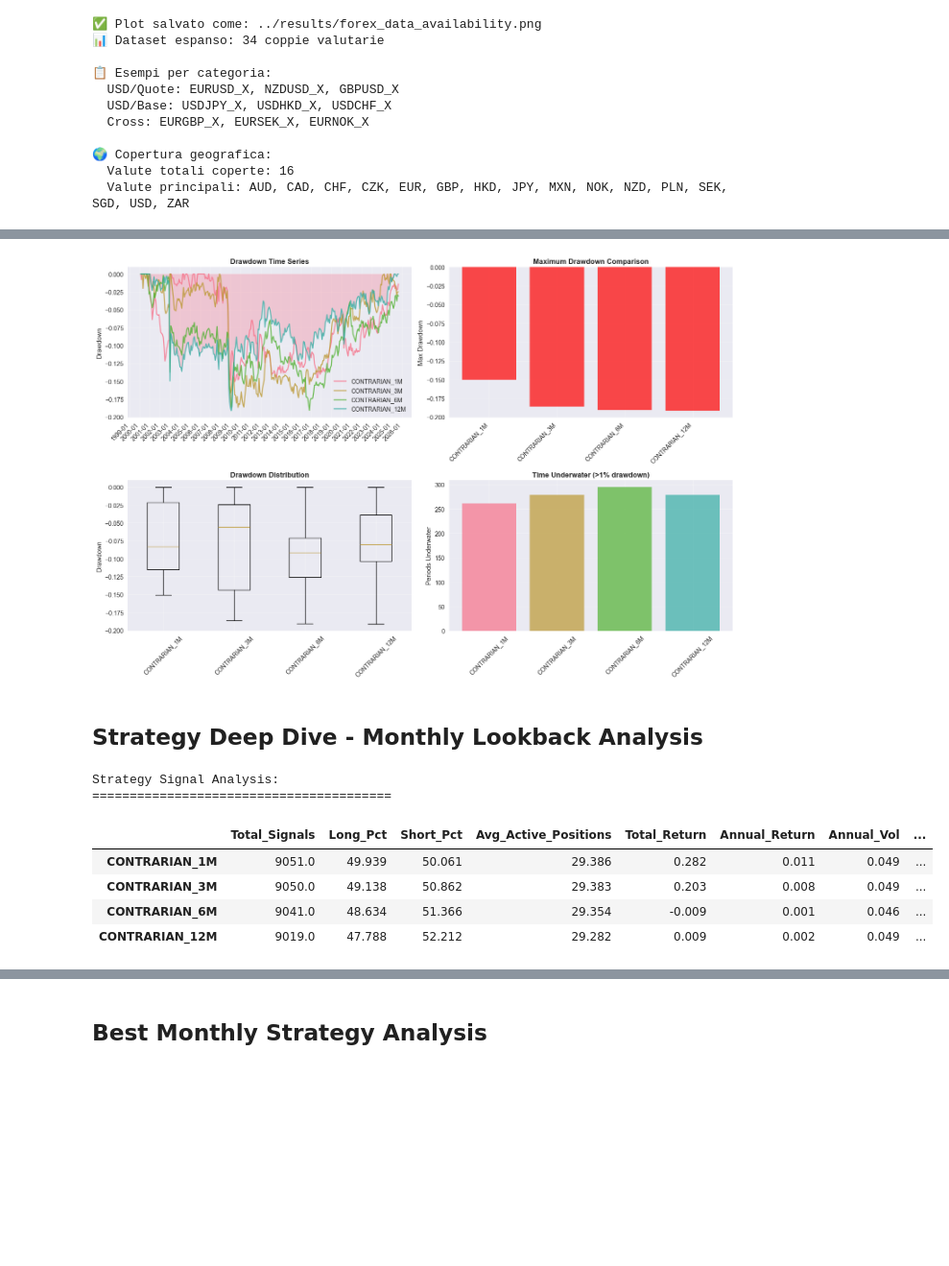
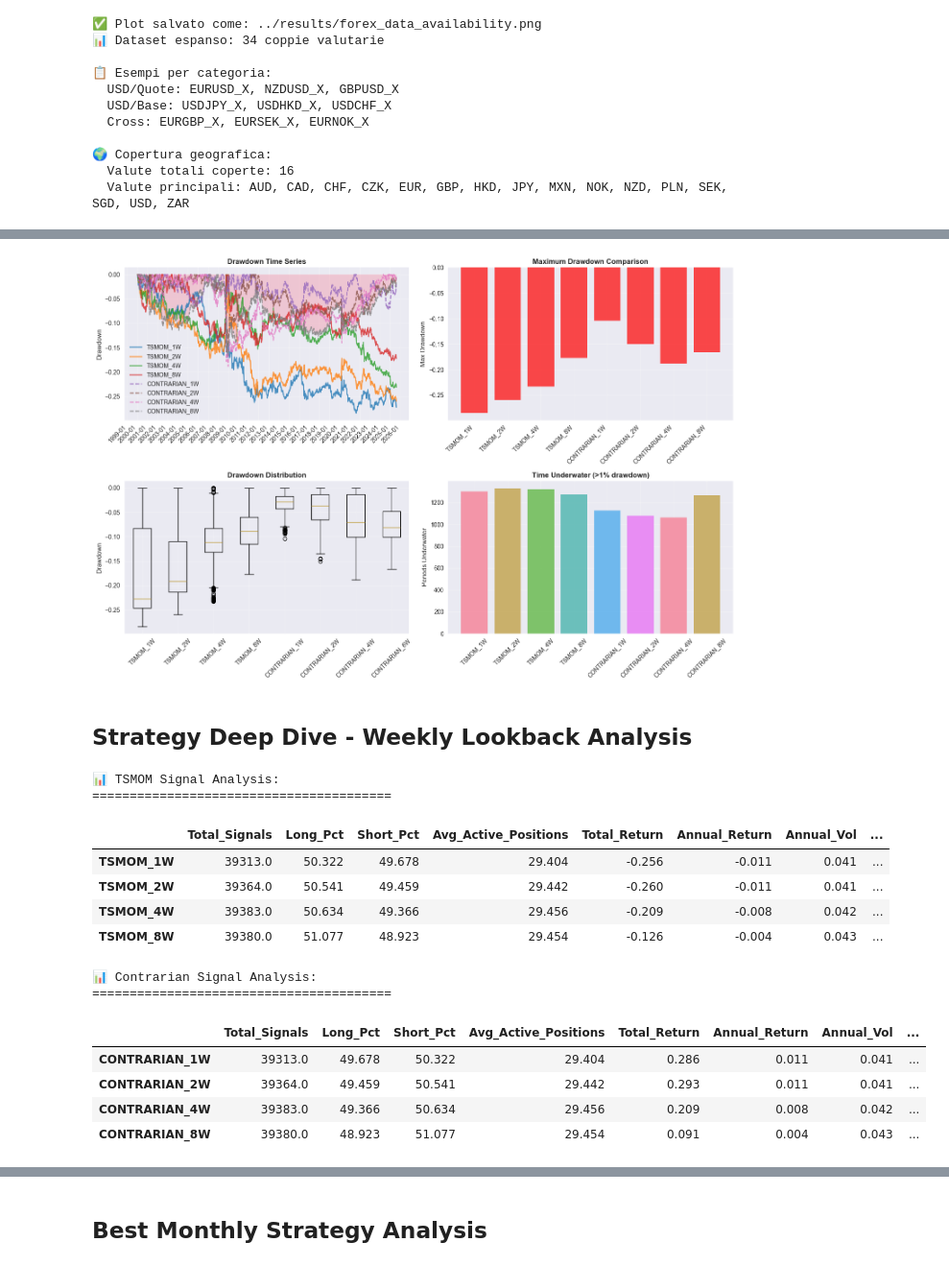
Before and after one commit to edoardoCame/Momentum-and-Contrarian, a Jupyter notebook: approaches/time_series_momentum/notebooks/tsmom_analysis.ipynb, the cells around one changed output, grey strips where cells are left out. Shown at 96% size. Drawn from its saved outputs; the diff is of its cells as text; code cells hidden in the pictures; blank space fills up the shorter version.

```diff
--- a/approaches/time_series_momentum/notebooks/tsmom_analysis.ipynb
+++ b/approaches/time_series_momentum/notebooks/tsmom_analysis.ipynb
@@ -219,23 +222,32 @@ print(f"  Valute principali: {', '.join(sorted(currencies))}")
 # %%
-# ============= COMPLETE CONTRARIAN ANALYSIS IN 4 LINES =============
+# ============= WEEKLY DUAL STRATEGY ANALYSIS =============
 
-# 1. Load forex data - only monthly needed
+# 1. Load forex data - focus on weekly frequency
 loader = SimpleForexLoader()
 daily, weekly, monthly = loader.load_all_data()
 
-# 2. Generate Contrarian signals for monthly rebalancing (1M, 3M, 6M, 12M lookbacks)
-contrarian = SimpleContrarian(lookbacks_monthly=[1, 3, 6, 12])
-signals = contrarian.generate_all_signals(monthly)
+# 2. Generate TSMOM signals for weekly rebalancing (1W, 2W, 4W, 8W lookbacks)
+tsmom = WeeklyTSMOM(lookbacks_weekly=[1, 2, 4, 8])
+tsmom_signals = tsmom.generate_all_signals(weekly)
 
-# 3. Run backtests with monthly rebalancing (no transaction costs)
-backtest = SimpleContrarianBacktest()
-results = backtest.run_backtest(signals, monthly)
+# 3. Generate Contrarian signals for weekly rebalancing (same lookbacks)
+contrarian = WeeklyContrarian(lookbacks_weekly=[1, 2, 4, 8])
+contrarian_signals = contrarian.generate_all_signals(weekly)
 
-# 4. Calculate performance metrics and create analyzer
+# 4. Combine all signals for unified backtesting
+all_signals = {**tsmom_signals, **contrarian_signals}
+
+# 5. Run backtests with weekly rebalancing (no transaction costs)
+backtest = WeeklyBacktestEngine()
+results = backtest.run_backtest(all_signals, weekly)
+
+# 6. Calculate performance metrics and create analyzer
 metrics = backtest.calculate_metrics(results)
 analyzer = SimplePerformanceAnalyzer()
 
-print("\n🎯 Monthly Contrarian analysis finished!")
-print(f"📊 Strategies analyzed: {list(signals.keys())}")
-print(f"📅 Holding period: 1 month with monthly rebalancing")
+print("\n🎯 Weekly TSMOM vs Contrarian analysis finished!")
+print(f"📊 TSMOM strategies: {list(tsmom_signals.keys())}")
+print(f"📊 Contrarian strategies: {list(contrarian_signals.keys())}")
+print(f"📅 Holding period: 1 week with weekly rebalancing (Friday)")
+print(f"🔄 Rebalancing frequency: 52x per year vs 12x monthly")
 # %% [output]
@@ -290,23 +370,34 @@ analyzer.plot_performance_summary(metrics, save_path='../results/monthly_perform
 # %%
-# Plot drawdown analysis for monthly strategies
-analyzer.plot_drawdown_analysis(results, save_path='../results/monthly_drawdown_analysis.png')
+# Plot drawdown analysis for weekly strategies
+analyzer.plot_drawdown_analysis(results, save_path='../results/weekly_drawdown_analysis.png')
 # %% [output]
-[figure, old version]
+[figure, new version]
 # %% [markdown]
-## Strategy Deep Dive - Monthly Lookback Analysis
+## Strategy Deep Dive - Weekly Lookback Analysis
 # %%
-# Analyze signal characteristics for monthly strategies
-signal_summary = contrarian.get_strategy_summary(signals, monthly)
+# Analyze signal characteristics for both strategies
+print("📊 TSMOM Signal Analysis:")
+print("=" * 40)
+tsmom_signal_summary = tsmom.get_strategy_summary(tsmom_signals, weekly)
+display(tsmom_signal_summary.round(3))
 
-print("Strategy Signal Analysis:")
+print("\n📊 Contrarian Signal Analysis:")
 print("=" * 40)
-display(signal_summary.round(3))
+contrarian_signal_summary = contrarian.get_strategy_summary(contrarian_signals, weekly)
+display(contrarian_signal_summary.round(3))
 # %% [output]
-Strategy Signal Analysis:
+📊 TSMOM Signal Analysis:
 ========================================
 |  | Total_Signals | Long_Pct | Short_Pct | Avg_Active_Positions | Total_Return | Annual_Return | Annual_Vol | ... |
-| CONTRARIAN_1M | 9051.0 | 49.939 | 50.061 | 29.386 | 0.282 | 0.011 | 0.049 | ... |
-| CONTRARIAN_3M | 9050.0 | 49.138 | 50.862 | 29.383 | 0.203 | 0.008 | 0.049 | ... |
-| CONTRARIAN_6M | 9041.0 | 48.634 | 51.366 | 29.354 | -0.009 | 0.001 | 0.046 | ... |
-| CONTRARIAN_12M | 9019.0 | 47.788 | 52.212 | 29.282 | 0.009 | 0.002 | 0.049 | ... |
+| TSMOM_1W | 39313.0 | 50.322 | 49.678 | 29.404 | -0.256 | -0.011 | 0.041 | ... |
+| TSMOM_2W | 39364.0 | 50.541 | 49.459 | 29.442 | -0.260 | -0.011 | 0.041 | ... |
+| TSMOM_4W | 39383.0 | 50.634 | 49.366 | 29.456 | -0.209 | -0.008 | 0.042 | ... |
+| TSMOM_8W | 39380.0 | 51.077 | 48.923 | 29.454 | -0.126 | -0.004 | 0.043 | ... |
+📊 Contrarian Signal Analysis:
+========================================
+|  | Total_Signals | Long_Pct | Short_Pct | Avg_Active_Positions | Total_Return | Annual_Return | Annual_Vol | ... |
+| CONTRARIAN_1W | 39313.0 | 49.678 | 50.322 | 29.404 | 0.286 | 0.011 | 0.041 | ... |
+| CONTRARIAN_2W | 39364.0 | 49.459 | 50.541 | 29.442 | 0.293 | 0.011 | 0.041 | ... |
+| CONTRARIAN_4W | 39383.0 | 49.366 | 50.634 | 29.456 | 0.209 | 0.008 | 0.042 | ... |
+| CONTRARIAN_8W | 39380.0 | 48.923 | 51.077 | 29.454 | 0.091 | 0.004 | 0.043 | ... |
 # %%
```
Also changed, not shown: parts of 20 cells of this notebook, 32 other files.
